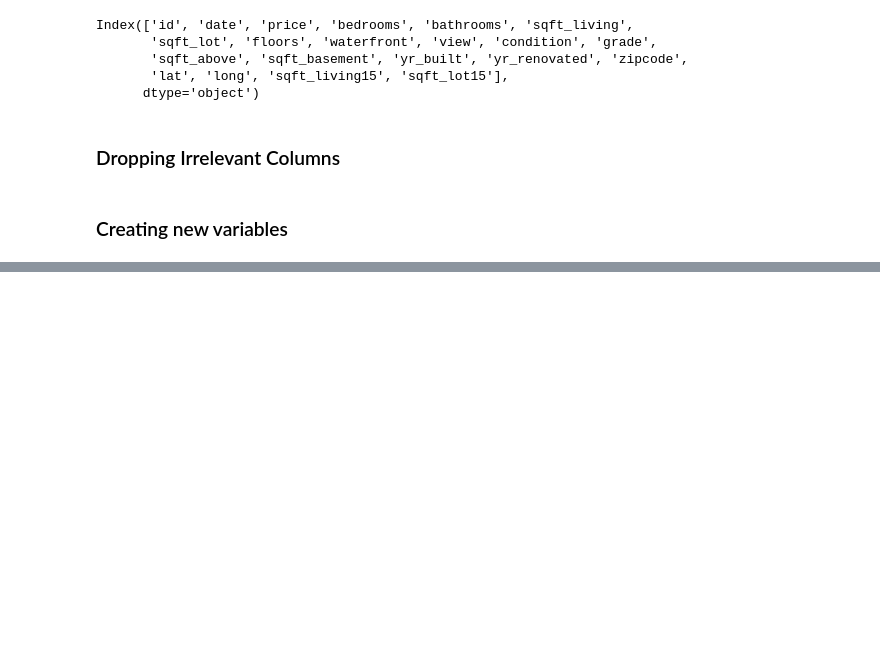
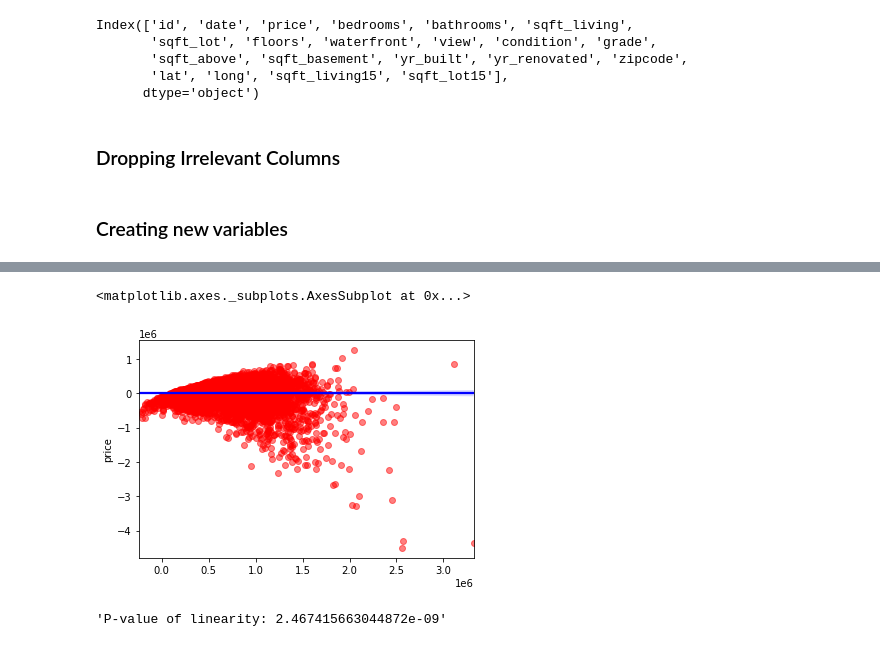
Before and after one commit to kjkahalley/King-County-housing-analysis, a Jupyter notebook: notebooks/exploratory/killian/main_notebook.ipynb, the cells around one changed output, grey strips where cells are left out. Saved outputs shown, nothing was run; the diff lists cells and outputs as text; code cells hidden in the pictures; blank space fills up the shorter version.

```diff
--- a/notebooks/exploratory/killian/main_notebook.ipynb
+++ b/notebooks/exploratory/killian/main_notebook.ipynb
@@ -176,0 +125,12 @@ plt.scatter(preds, resids)
+# %%
+def heteroskd (preds, Y):
+    resids = preds - Y
+
+    return sns.regplot(preds, resids, color='red',
+                       line_kws={'color':'blue'},
+                       scatter_kws={'alpha':.5})
+# %%
+heteroskd(preds, Y)
+# %% [output]
+<matplotlib.axes._subplots.AxesSubplot at 0x...>
+[figure, added]
@@ -176,0 +141,4 @@ plt.scatter(preds, resids)
+# %%
+rainbow(results)
+# %% [output]
+'P-value of linearity: 2.467415663044872e-09'
```
Also changed, not shown: parts of 17 cells of this notebook.
